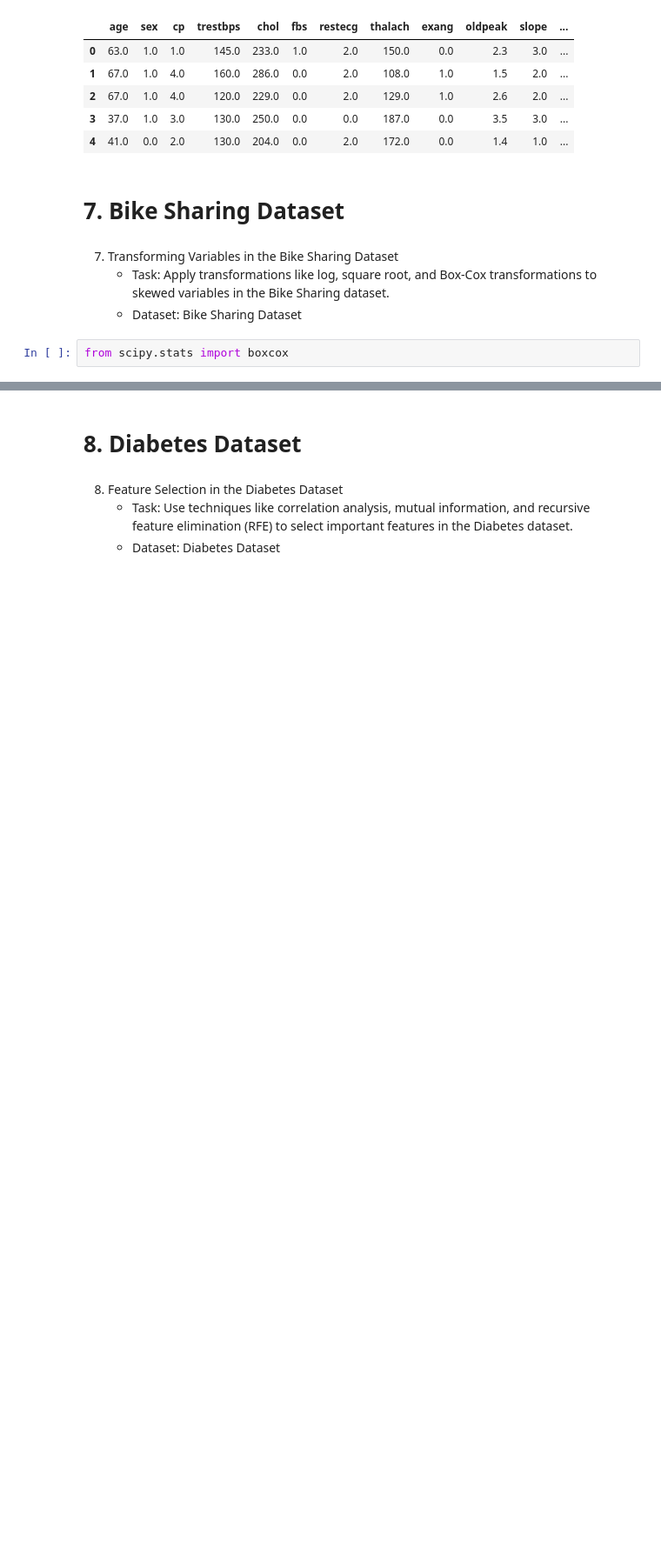
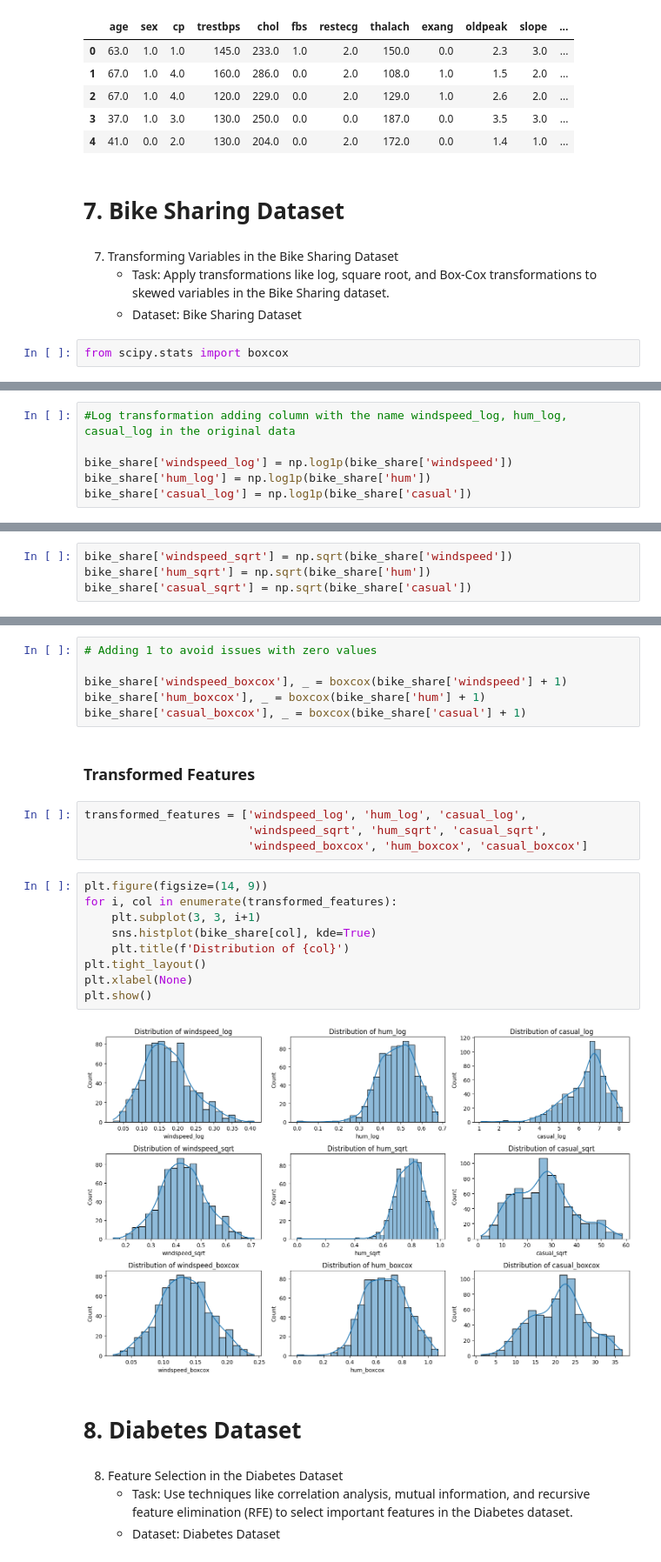
Before and after one commit to Ahmed-Islam-AI/100DaysOfBytewise, a Jupyter notebook: Solutions/Task 10 Solution/Data_Preprocessing_Task_10.ipynb, the cells around one changed output, grey strips where cells are left out. Shown at 87% size. Drawn from its saved outputs; the diff is of its cells as text; blank space fills up the shorter version.

```diff
--- a/Solutions/Task 10 Solution/Data_Preprocessing_Task_10.ipynb
+++ b/Solutions/Task 10 Solution/Data_Preprocessing_Task_10.ipynb
@@ -577,0 +763,6 @@ from scipy.stats import boxcox
+# %%
+#Log transformation adding column with the name windspeed_log, hum_log, casual_log in the original data
+
+bike_share['windspeed_log'] = np.log1p(bike_share['windspeed'])
+bike_share['hum_log'] = np.log1p(bike_share['hum'])
+bike_share['casual_log'] = np.log1p(bike_share['casual'])
@@ -577,0 +773,4 @@ from scipy.stats import boxcox
+# %%
+bike_share['windspeed_sqrt'] = np.sqrt(bike_share['windspeed'])
+bike_share['hum_sqrt'] = np.sqrt(bike_share['hum'])
+bike_share['casual_sqrt'] = np.sqrt(bike_share['casual'])
@@ -578,3 +781,26 @@ from scipy.stats import boxcox
+# %%
+# Adding 1 to avoid issues with zero values
+
+bike_share['windspeed_boxcox'], _ = boxcox(bike_share['windspeed'] + 1)
+bike_share['hum_boxcox'], _ = boxcox(bike_share['hum'] + 1)
+bike_share['casual_boxcox'], _ = boxcox(bike_share['casual'] + 1)
+# %% [markdown]
+### Transformed Features
+# %%
+transformed_features = ['windspeed_log', 'hum_log', 'casual_log',
+                        'windspeed_sqrt', 'hum_sqrt', 'casual_sqrt',
+                        'windspeed_boxcox', 'hum_boxcox', 'casual_boxcox']
+# %%
+plt.figure(figsize=(14, 9))
+for i, col in enumerate(transformed_features):
+    plt.subplot(3, 3, i+1)
+    sns.histplot(bike_share[col], kde=True)
+    plt.title(f'Distribution of {col}')
+plt.tight_layout()
+plt.xlabel(None)
+plt.show()
+# %% [output]
+[figure, added]
 # %% [markdown]
 # 8. Diabetes Dataset
 # %% [markdown]
```
Also changed, not shown: parts of 45 cells of this notebook.
